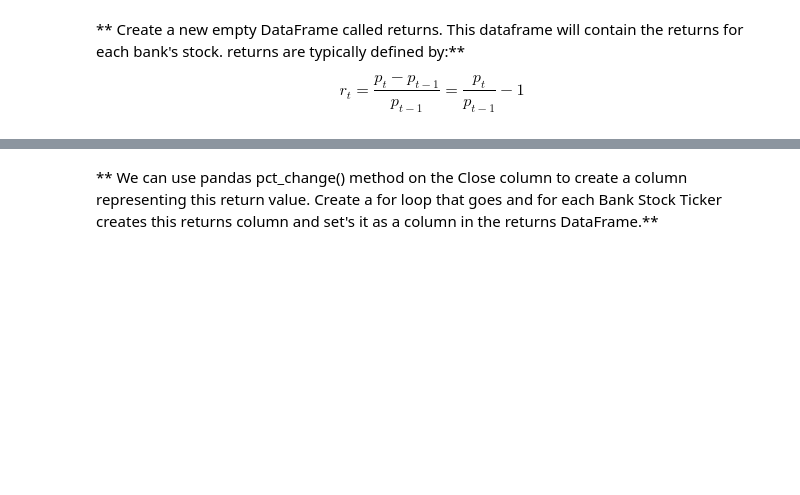
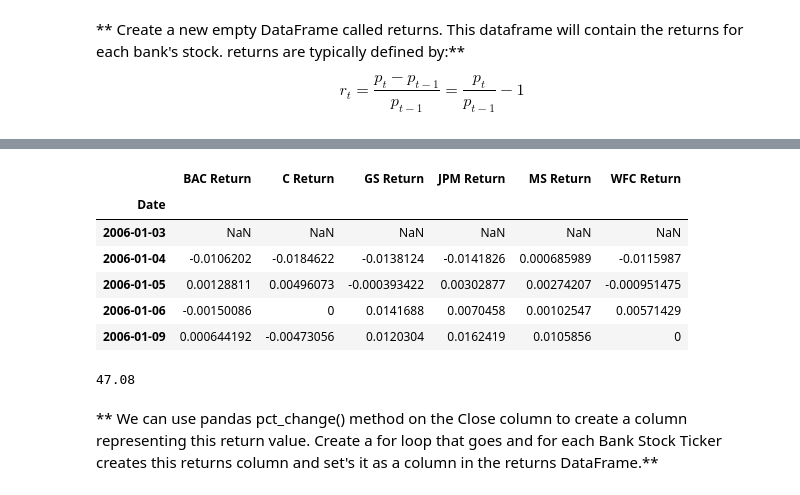
Before and after one commit to ethanhowang/DataLearning, a Jupyter notebook: Bootcamps/10-Data-Capstone-Projects/03-Finance Project.ipynb, the cells around one changed output, grey strips where cells are left out. Saved outputs shown, nothing was run; the diff lists cells and outputs as text; code cells hidden in the pictures; blank space fills up the shorter version.

```diff
--- a/Bootcamps/10-Data-Capstone-Projects/03-Finance Project.ipynb
+++ b/Bootcamps/10-Data-Capstone-Projects/03-Finance Project.ipynb
@@ -158,3 +198,28 @@ $$r_t = \frac{p_t - p_{t-1}}{p_{t-1}} = \frac{p_t}{p_{t-1}} - 1$$
+# %%
+JPM_Return = pct_change(bank_stocks.xs(key=('JPM', 'Close'), axis=1))
+JPM_Return = pd.Series(JPM_Return, index=bank_stocks.reset_index()['Date'])
+# %%
+MS_Return = pct_change(bank_stocks.xs(key=('MS', 'Close'), axis=1))
+MS_Return = pd.Series(MS_Return, index=bank_stocks.reset_index()['Date'])
+# %%
+WFC_Return = pct_change(bank_stocks.xs(key=('WFC', 'Close'), axis=1))
+WFC_Return = pd.Series(WFC_Return, index=bank_stocks.reset_index()['Date'])
+# %%
+pctchangedf = pd.concat([BAC_Return, C_Return, GS_Return, JPM_Return, MS_Return, WFC_Return], keys=['BAC Return', 'C Return', 'GS Return', 'JPM Return', 'MS Return', 'WFC Return'], axis=1)
+# %%
+pctchangedf.head()
+# %% [output]
+|  | BAC Return | C Return | GS Return | JPM Return | MS Return | WFC Return |
+| Date |  |  |  |  |  |  |
+| 2006-01-03 | NaN | NaN | NaN | NaN | NaN | NaN |
+| 2006-01-04 | -0.0106202 | -0.0184622 | -0.0138124 | -0.0141826 | 0.000685989 | -0.0115987 |
+| 2006-01-05 | 0.00128811 | 0.00496073 | -0.000393422 | 0.00302877 | 0.00274207 | -0.000951475 |
+| 2006-01-06 | -0.00150086 | 0 | 0.0141688 | 0.0070458 | 0.00102547 | 0.00571429 |
+| 2006-01-09 | 0.000644192 | -0.00473056 | 0.0120304 | 0.0162419 | 0.0105856 | 0 |
+# %%
+bank_stocks.xs(key=('BAC','Close'), axis=1).iloc[0]
+# %% [output]
+47.08
 # %% [markdown]
 ** We can use pandas pct_change() method on the Close column to create a column representing this return value. Create a for loop that goes and for each Bank Stock Ticker creates this returns column and set's it as a column in the returns DataFrame.**
 # %%
```
Also changed, not shown: parts of 12 cells of this notebook.
